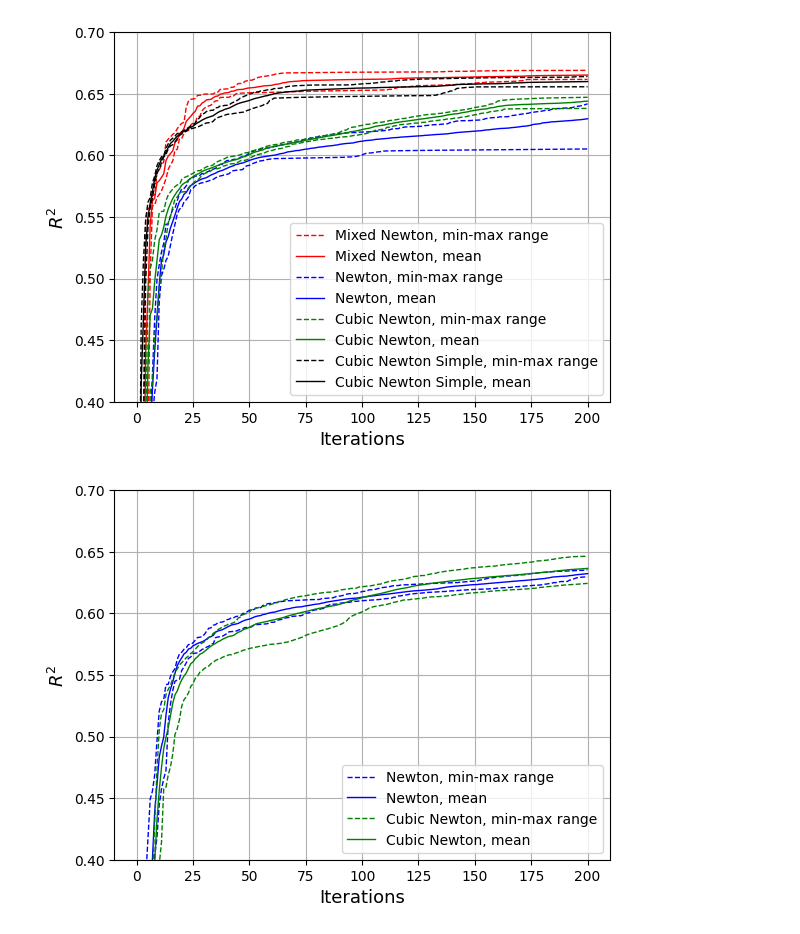
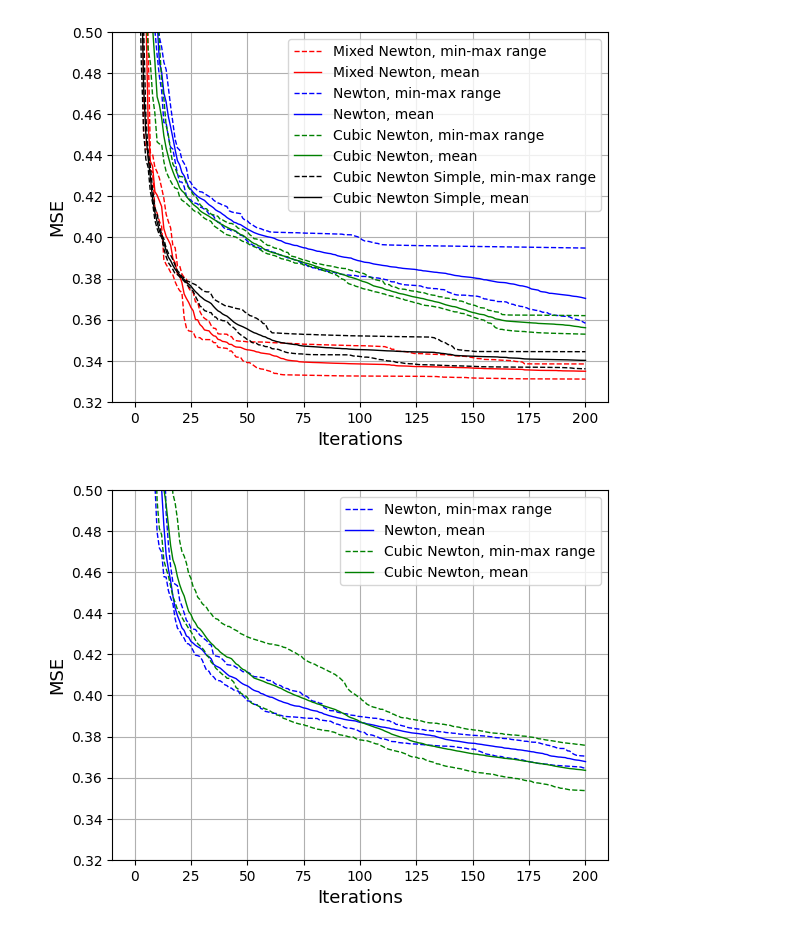
Before and after one commit to AlexDegt/regularized_mixed_newton, a Jupyter notebook: experiments/MLP/plot_summary.ipynb, the cells around one changed output. Drawn from its saved outputs; the diff is of its cells as text; code cells hidden in the pictures.

Commit message:
Plot MSE

```diff
--- a/experiments/MLP/plot_summary.ipynb
+++ b/experiments/MLP/plot_summary.ipynb
@@ -36,7 +36,7 @@ for j_method, method in enumerate(methods):
             load_path = os.path.join(curr_path, add_folder, exp_name)
 
             # Plot learning curve for quality criterion
-            lc_train[j_method, exp, :] = np.load(os.path.join(load_path, "lc_qcrit_train_" + exp_name + ".npy"))[:epochs + 1]
+            lc_train[j_method, exp, :] = np.load(os.path.join(load_path, "lc_train_" + exp_name + ".npy"))[:epochs + 1] / train_size
 
     lc_aver[j_method, :] = np.mean(lc_train[j_method, :, :], axis=0)
     lc_min[j_method, :] = np.min(lc_train[j_method, :, :], axis=0)
@@ -47,36 +47,36 @@ fig, ax = plt.subplots()
 
 ax.plot(lc_min[0, :], color='red', linestyle='dashed', label='newt_min', linewidth=1)
 ax.plot(lc_aver[0, :], color='red', linestyle='solid', label='newt_aver', linewidth=1)
 ax.plot(lc_max[0, :], color='red', linestyle='dashed', label='newt_max', linewidth=1)
 
 ax.plot(lc_min[1, :], color='blue', linestyle='dashed', label='cubic_min', linewidth=1)
 ax.plot(lc_aver[1, :], color='blue', linestyle='solid', label='cubic_aver', linewidth=1)
 ax.plot(lc_max[1, :], color='blue', linestyle='dashed', label='cubic_max', linewidth=1)
 
 ax.plot(lc_min[2, :], color='green', linestyle='dashed', label='cubic_min', linewidth=1)
 ax.plot(lc_aver[2, :], color='green', linestyle='solid', label='cubic_aver', linewidth=1)
 ax.plot(lc_max[2, :], color='green', linestyle='dashed', label='cubic_max', linewidth=1)
 
 ax.plot(lc_min[3, :], color='black', linestyle='dashed', label='cubic_min', linewidth=1)
 ax.plot(lc_aver[3, :], color='black', linestyle='solid', label='cubic_aver', linewidth=1)
 ax.plot(lc_max[3, :], color='black', linestyle='dashed', label='cubic_max', linewidth=1)
 
 plt.xlabel('Iterations', fontsize=13)
-plt.ylabel('$R^2$', fontsize=13)
+plt.ylabel('MSE', fontsize=13)
 ax.legend(handles=[plt.gca().get_lines()[0], plt.gca().get_lines()[1],
                     plt.gca().get_lines()[3], plt.gca().get_lines()[4],
           plt.gca().get_lines()[6], plt.gca().get_lines()[7],
 plt.gca().get_lines()[9], plt.gca().get_lines()[10]],
                     labels=['Mixed Newton, min-max range', 'Mixed Newton, mean',
                             'Newton, min-max range', 'Newton, mean',
                             'Cubic Newton, min-max range', 'Cubic Newton, mean',
                             'Cubic Newton Simple, min-max range', 'Cubic Newton Simple, mean'], fontsize=10)
 
-plt.ylim(0.4, 0.7)
+plt.ylim(0.32, 0.5)
 
 plt.grid()
 # %% [output]
-[figure, old version]
+[figure, new version]
 # %%
 import os, sys
 
@@ -115,7 +115,7 @@ for j_method, method in enumerate(methods):
             load_path = os.path.join(curr_path, add_folder, exp_name)
 
             # Plot learning curve for quality criterion
-            lc_train[j_method, exp, :] = np.load(os.path.join(load_path, "lc_qcrit_train_" + exp_name + ".npy"))[:epochs + 1]
+            lc_train[j_method, exp, :] = np.load(os.path.join(load_path, "lc_train_" + exp_name + ".npy"))[:epochs + 1] / train_size
 
     lc_aver[j_method, :] = np.mean(lc_train[j_method, :, :], axis=0)
     lc_min[j_method, :] = np.min(lc_train[j_method, :, :], axis=0)
@@ -133,14 +133,14 @@ ax.plot(lc_aver[1, :], color='green', linestyle='solid', label='cubic_aver', lin
 ax.plot(lc_max[1, :], color='green', linestyle='dashed', label='cubic_max', linewidth=1)
 
 plt.xlabel('Iterations', fontsize=13)
-plt.ylabel('$R^2$', fontsize=13)
+plt.ylabel('MSE', fontsize=13)
 ax.legend(handles=[plt.gca().get_lines()[0], plt.gca().get_lines()[1],
                     plt.gca().get_lines()[3], plt.gca().get_lines()[4]],
                     labels=['Newton, min-max range', 'Newton, mean',
                             'Cubic Newton, min-max range', 'Cubic Newton, mean'], fontsize=10)
 
-plt.ylim(0.4, 0.7)
+plt.ylim(0.32, 0.5)
 
 plt.grid()
 # %% [output]
-[figure, old version]
+[figure, new version]
```
